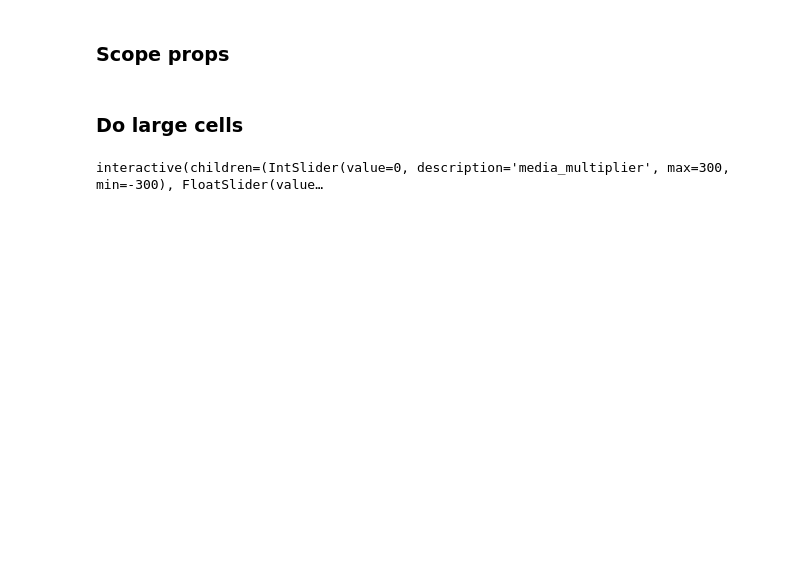
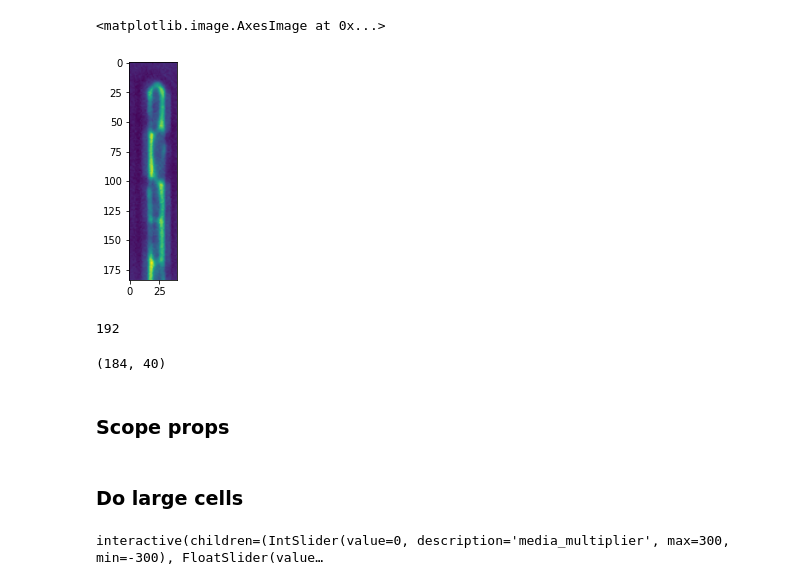
Before and after one commit to georgeoshardo/SyMBac, a Jupyter notebook: examples/Drawing_Phase_Contrast_Ph2_data.ipynb, the cells around one changed output. Drawn from its saved outputs; the diff is of its cells as text; code cells hidden in the pictures; blank space fills up the shorter version.

```diff
--- a/examples/Drawing_Phase_Contrast_Ph2_data.ipynb
+++ b/examples/Drawing_Phase_Contrast_Ph2_data.ipynb
@@ -26,8 +26,13 @@ import skimage
 from tqdm.notebook import tqdm
 import gc
 from SYMPTOMM.PSF import get_phase_contrast_kernel, get_condensers
+import warnings
+from scipy.ndimage import gaussian_filter
 real_image = tifffile.imread("/home/georgeos/Storage/Dropbox (Cambridge University)/PhD_Georgeos_Hardo/ML_based_segmentation_results/40x_Ph2_test_1.5/top_trenches_PC/trench_{}/T_{}.tif".format(
     str(np.random.randint(1,56)).zfill(2),
-    str(np.random.randint(20,24)).zfill(3)))
+    str(np.random.randint(20,24)).zfill(3)))[26:-1,:]
+
+if real_image.shape[0]%2 == 1:
+    warnings.warn("Synthetic image has odd Y-axis dimension, Fourier matching will produce bad results")
 
 #viewer = napari.view_image(real_image)
@@ -36,3 +39,16 @@ real_image = tifffile.imread("/home/georgeos/Storage/Dropbox (Cambridge Universi
+# %%
+plt.imshow(real_image)
+# %% [output]
+<matplotlib.image.AxesImage at 0x...>
+[figure, added]
+# %%
+16*12
+# %% [output]
+192
+# %%
+real_image.shape
+# %% [output]
+(184, 40)
 # %% [markdown]
 ### Scope props
 # %%
```
Also changed, not shown: parts of 30 cells of this notebook, 17 other files.
